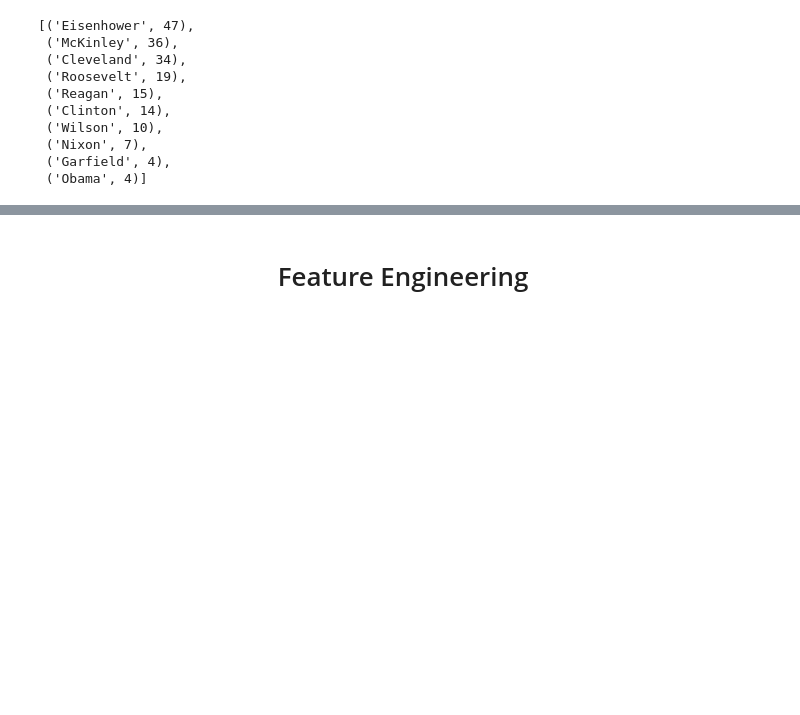
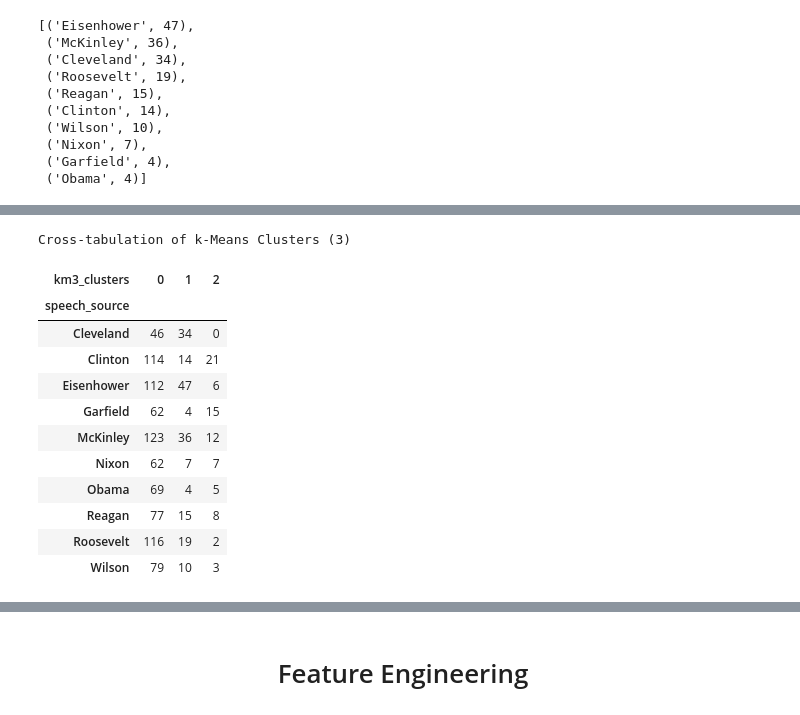
Before and after one commit to jtillis0317/Drills-and-Projects, a Jupyter notebook: Unsupervised Learning Capstone - Inaugural Speeches.ipynb, the cells around one changed output, grey strips where cells are left out. Saved outputs shown, nothing was run; the diff lists cells and outputs as text; code cells hidden in the pictures; blank space fills up the shorter version.

```diff
--- a/Unsupervised Learning Capstone - Inaugural Speeches.ipynb
+++ b/Unsupervised Learning Capstone - Inaugural Speeches.ipynb
@@ -688,0 +708,17 @@ cluster_labels_df.head()
+# %%
+print("Cross-tabulation of k-Means Clusters (3)")
+pd.crosstab(cluster_labels_df["speech_source"], cluster_labels_df["km3_clusters"])
+# %% [output]
+Cross-tabulation of k-Means Clusters (3)
+| km3_clusters | 0 | 1 | 2 |
+| speech_source |  |  |  |
+| Cleveland | 46 | 34 | 0 |
+| Clinton | 114 | 14 | 21 |
+| Eisenhower | 112 | 47 | 6 |
+| Garfield | 62 | 4 | 15 |
+| McKinley | 123 | 36 | 12 |
+| Nixon | 62 | 7 | 7 |
+| Obama | 69 | 4 | 5 |
+| Reagan | 77 | 15 | 8 |
+| Roosevelt | 116 | 19 | 2 |
+| Wilson | 79 | 10 | 3 |
```
Also changed, not shown: parts of 6 cells of this notebook.
